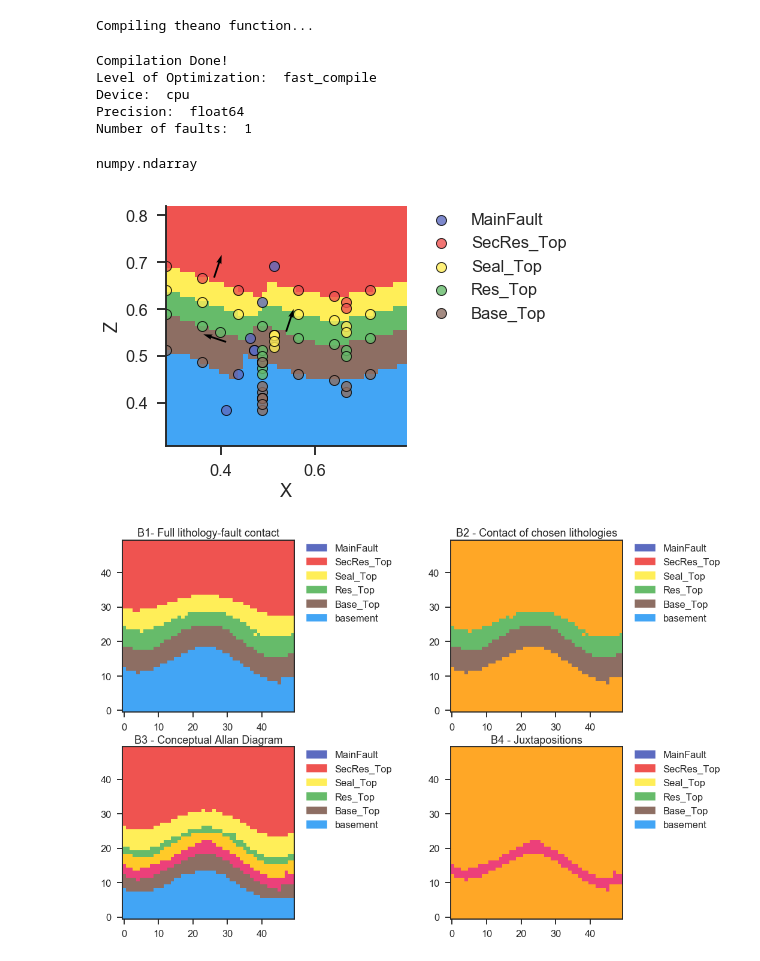
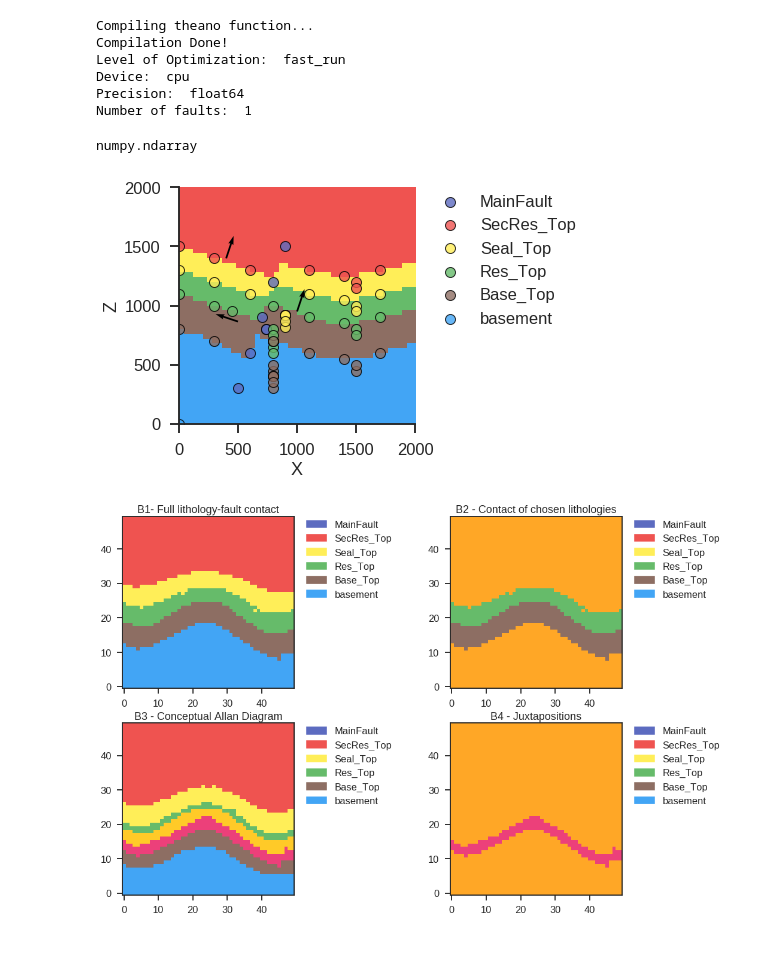
Before and after one commit to nre-aachen/Theses, a Jupyter notebook: Risk analysis/Notebooks/post_submission_continued_work/3D uncertainty (post-submission, work in progress).ipynb, the cells around one changed output. Drawn from its saved outputs; the diff is of its cells as text; code cells hidden in the pictures.

```diff
--- a/Risk analysis/Notebooks/post_submission_continued_work/3D uncertainty (post-submission, work in progress).ipynb
+++ b/Risk analysis/Notebooks/post_submission_continued_work/3D uncertainty (post-submission, work in progress).ipynb
@@ -82,14 +82,14 @@ geo_data = set_fault_sides(geo_data, 1300, 'MainFault')
 # %%
 # INTERPOLATION
 interp_data = gp.InterpolatorData(geo_data, u_grade = [1, 1], output='gradients',
-                                 compile_theano=True, dtype ='float64')
+                                 compile_theano=True, dtype ='float64', theano_optimizer='fast_run')
 # %% [output]
 Compiling theano function...
+Compilation Done!
+Level of Optimization:  fast_run
+Device:  cpu
+Precision:  float64
+Number of faults:  1
-Compilation Done!
-Level of Optimization:  fast_compile
-Device:  cpu
-Precision:  float64
-Number of faults:  1
 # %%
 #interp_data.interpolator.tg.inf_factor.set_value(np.zeros(7, dtype='int32'))
 #interp_data.interpolator.tg.inf_factor.get_value()
@@ -119,9 +119,9 @@ interp_holder = interp_data
 #fault_block = fault_block_0.reshape(geo_data.resolution[0],
 #                                     geo_data.resolution[1],geo_data.resolution[2])
 # %%
-gp.plotting.plot_section(interp_data.geo_data_res, lith_sol[0], 25, plot_data=True)
+gp.plotting.plot_section(geo_data, lith_sol[0], 25, plot_data=True)
 # %% [output]
-[figure, old version]
+[figure, new version]
 # %%
 # Geo formation numbers
 base_n = geo_data.formations.loc['basement','formation_number']
```
Also changed, not shown: parts of 32 cells of this notebook.
